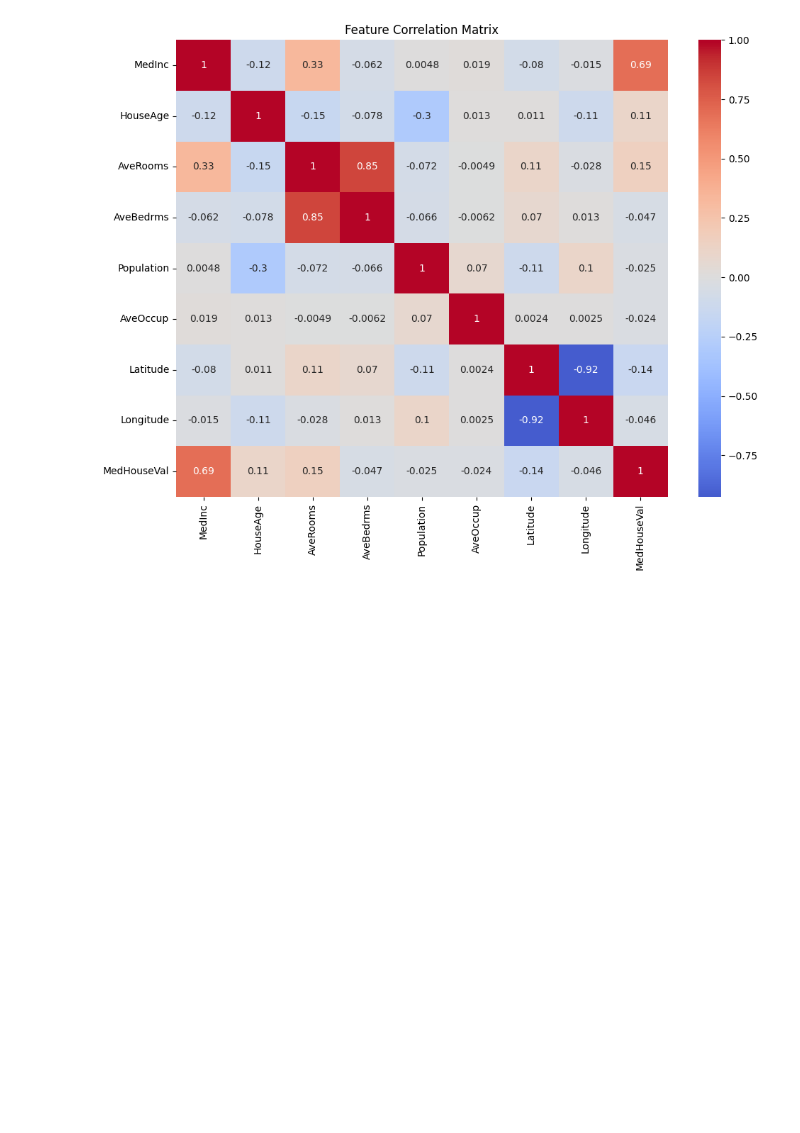
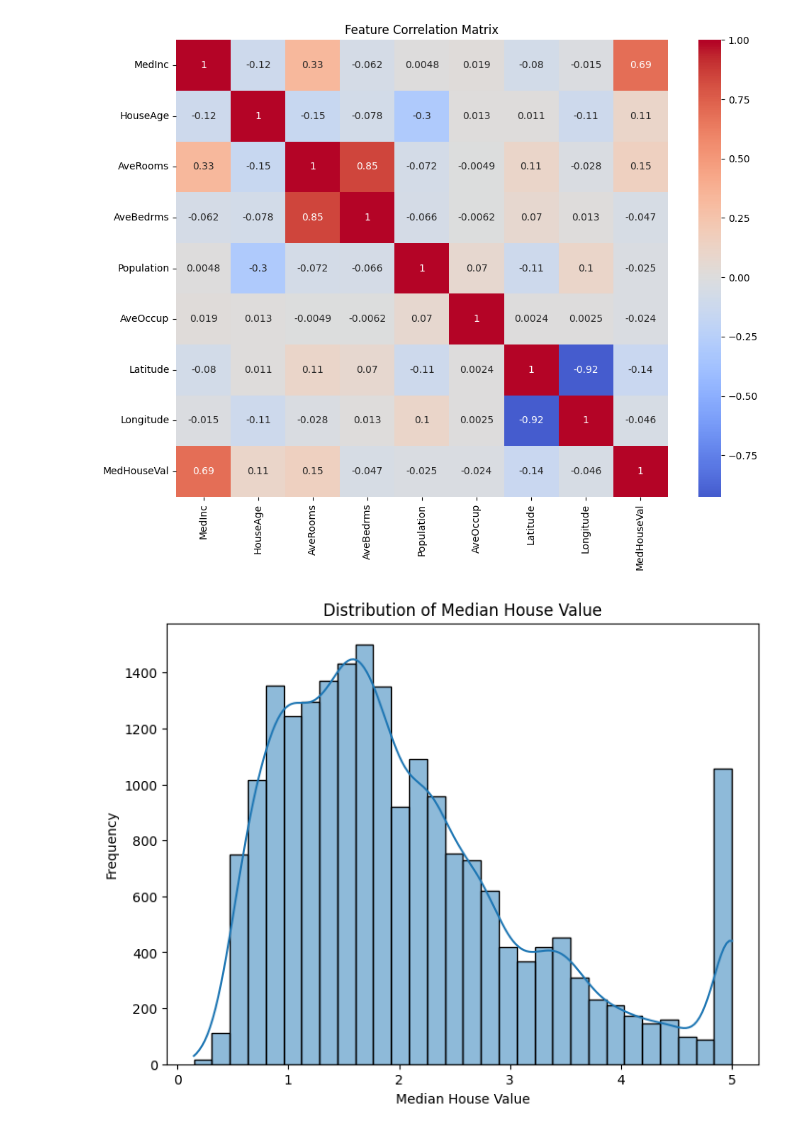
Before and after one commit to SyusufWaliyyi/ArewaDSF_ML_Assigment, a Jupyter notebook: week_8/Regression_Assignment.ipynb, the cells around one changed output. Cells and saved outputs as stored; diff of their text form; code cells hidden in the pictures; blank space fills up the shorter version.

```diff
--- a/week_8/Regression_Assignment.ipynb
+++ b/week_8/Regression_Assignment.ipynb
@@ -64,3 +128,13 @@ plt.tight_layout()
 plt.show()
 # %% [output]
 [figure]
+# %%
+# Visualize the distribution of the target variable
+plt.figure(figsize=(8, 6))
+sns.histplot(y, kde=True, bins=30)
+plt.xlabel('Median House Value')
+plt.ylabel('Frequency')
+plt.title('Distribution of Median House Value')
+plt.show()
+# %% [output]
+[figure, added]
```
Also changed, not shown: parts of 18 cells of this notebook, 4 other files.
